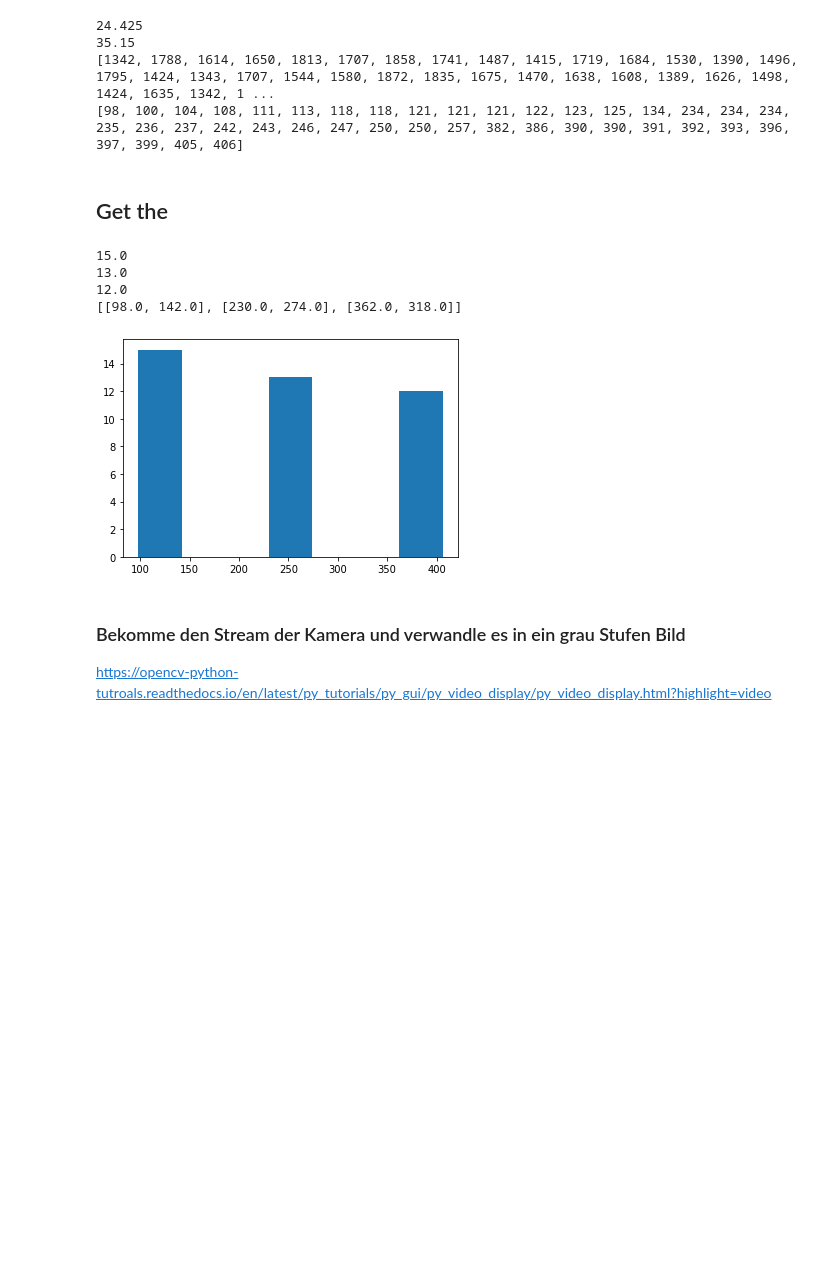
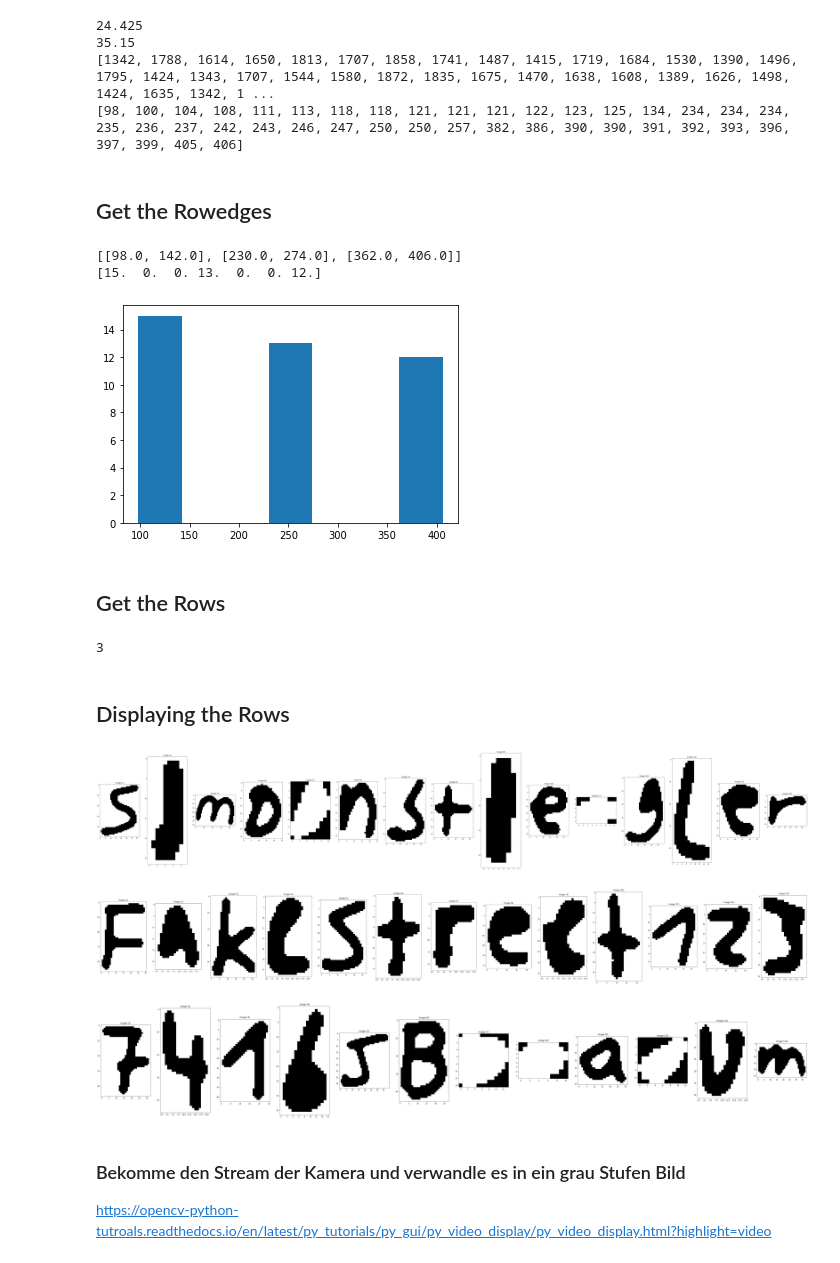
Before and after one commit to SimonStiegler/CRV_Postleitzahlerkennung, a Jupyter notebook: Programm.ipynb, the cells around one changed output. Drawn from its saved outputs; the diff is of its cells as text; code cells hidden in the pictures; blank space fills up the shorter version.

```diff
--- a/Programm.ipynb
+++ b/Programm.ipynb
@@ -295,25 +296,52 @@ print(pydash.map_(characters,["y"]))
 [1342, 1788, 1614, 1650, 1813, 1707, 1858, 1741, 1487, 1415, 1719, 1684, 1530, 1390, 1496, 1795, 1424, 1343, 1707, 1544, 1580, 1872, 1835, 1675, 1470, 1638, 1608, 1389, 1626, 1498, 1424, 1635, 1342, 1 ...
 [98, 100, 104, 108, 111, 113, 118, 118, 121, 121, 121, 122, 123, 125, 134, 234, 234, 234, 235, 236, 237, 242, 243, 246, 247, 250, 250, 257, 382, 386, 390, 390, 391, 392, 393, 396, 397, 399, 405, 406]
 # %% [markdown]
-## Get the
+## Get the Rowedges
 # %%
 #https://numpy.org/doc/stable/reference/generated/numpy.histogram.html
 amount, binEdges, _  = plt.hist(pydash.map_(characters,["y"]), bins="auto")
-rows = []
+rowEdges = []
 for i,yValue in enumerate(amount):
     if(yValue>0):
-        print(yValue)
-        lastIndex = len(amount)-1
-        if lastIndex==i:
-            rows.append([binEdges[i],binEdges[i-1]])
-        else:
-            rows.append([binEdges[i],binEdges[i+1]])
+        rowEdges.append([binEdges[i],binEdges[i+1]])
 
 
-print(rows)
+print(rowEdges)
+print(amount)
 # %% [output]
-15.0
-13.0
-12.0
-[[98.0, 142.0], [230.0, 274.0], [362.0, 318.0]]
+[[98.0, 142.0], [230.0, 274.0], [362.0, 406.0]]
+[15.  0.  0. 13.  0.  0. 12.]
 [figure]
+# %% [markdown]
+## Get the Rows
+# %%
+rows = []
+lastChar = characters[len(characters)-1]
+for edge in rowEdges:
+    rowElements = []
+    for index,character in enumerate(characters):
+        if(edge[0]<=character["y"]):
+            if(edge[1]>=character["y"]):
+                rowElements.append(character)
+                # for last Edge that the rowElements are added
+                if(lastChar==character):
+                    rows.append(rowElements)
+            else:
+                rows.append(rowElements)
+                break
+print(len(rows))
+# %% [output]
+3
+# %% [markdown]
+## Displaying the Rows
+# %%
+def sortX(element):
+    return element["x"]
+
+for row in rows:
+    row.sort(key=sortX)
+    show_images(pydash.map_(row,"img"))
+# %% [output]
+[figure, added]
+[figure, added]
+[figure, added]
```
Also changed, not shown: parts of 3 cells of this notebook.
